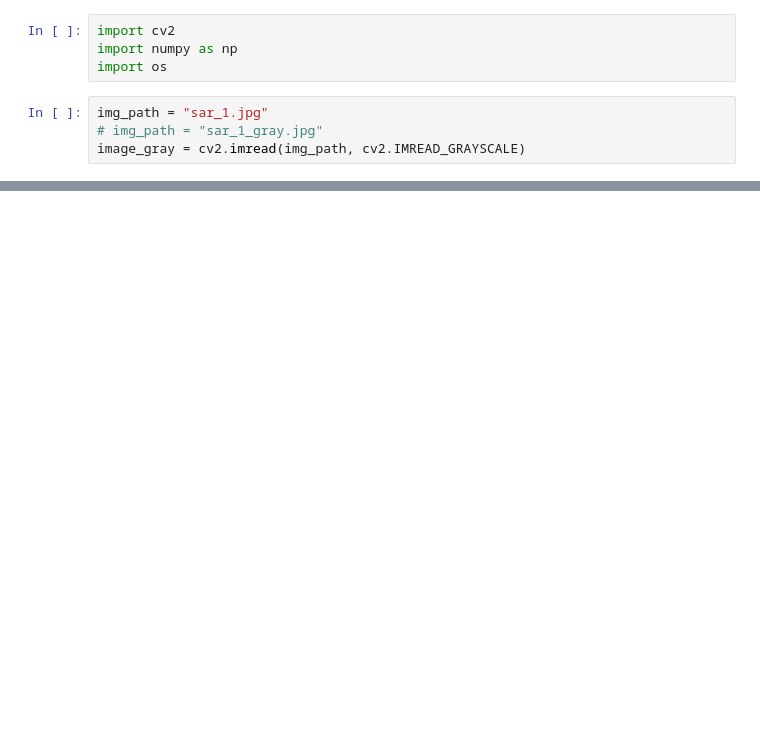
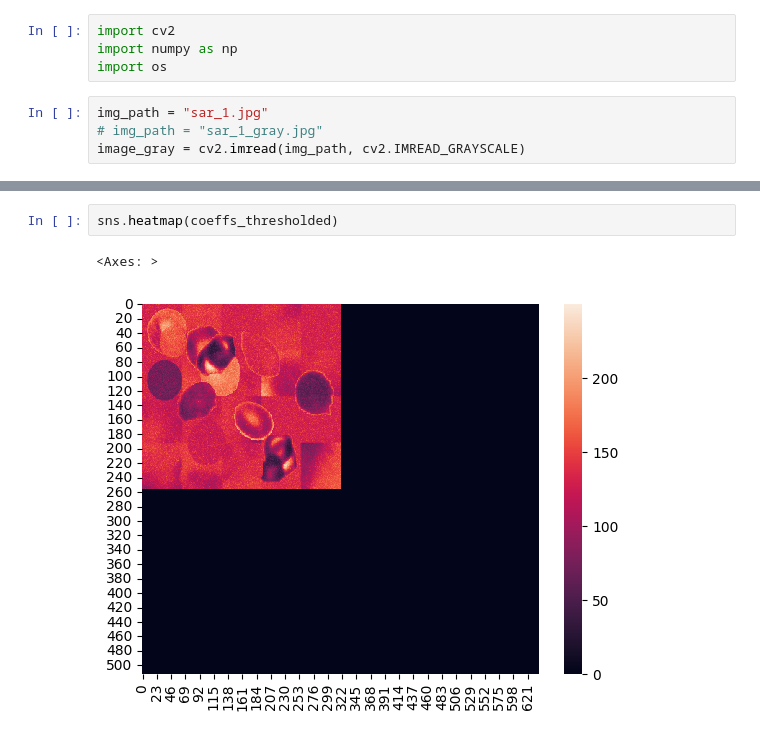
Before and after one commit to AveZorgen/2d-graphics, a Jupyter notebook: haar.ipynb, the cells around one changed output, grey strips where cells are left out. Drawn from its saved outputs; the diff is of its cells as text; blank space fills up the shorter version.

```diff
--- a/haar.ipynb
+++ b/haar.ipynb
@@ -211,0 +382,5 @@ np.float64(1.524014191061132)
+# %%
+sns.heatmap(coeffs_thresholded)
+# %% [output]
+<Axes: >
+[figure, added]
```
Also changed, not shown: parts of 30 cells of this notebook.
